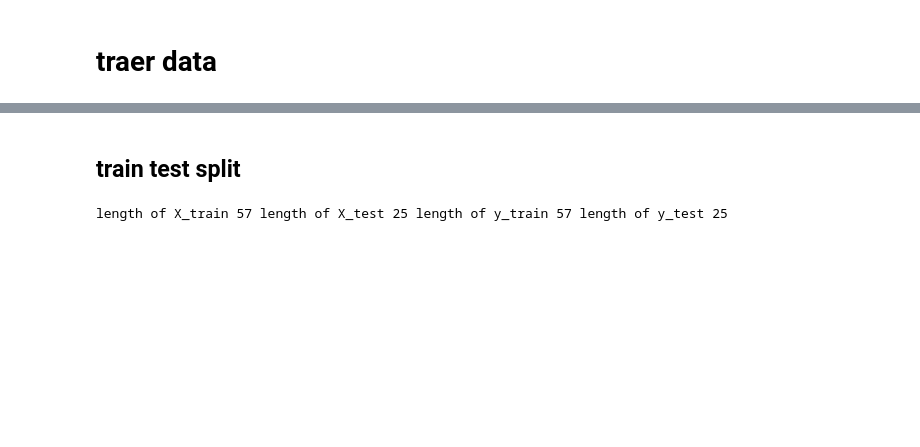
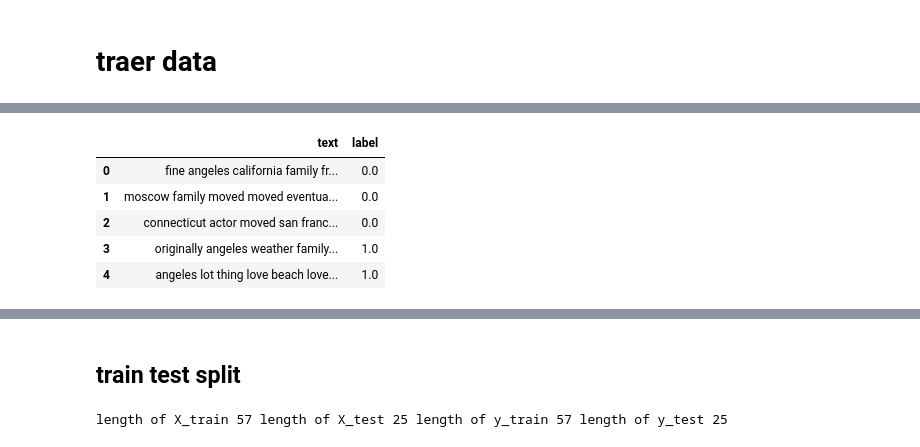
Before and after one commit to JoacoSoulez/Smart-Detector-of-Depressive-Disorder, a Jupyter notebook: notebooks/neural networks/rnn_word2vec_all_data.ipynb, the cells around one changed output, grey strips where cells are left out. Cells and saved outputs as stored; diff of their text form; code cells hidden in the pictures; blank space fills up the shorter version.

```diff
--- a/notebooks/neural networks/rnn_word2vec_transcriptions.ipynb
+++ b/notebooks/neural networks/rnn_word2vec_all_data.ipynb
@@ -40,0 +31,16 @@ data_sample = pd.concat([data[(data.PHQ8_Binary == 0)].sample(n = 40) , data[(da
+# %%
+transcriptions = pd.read_csv('../../../transcriptions/targets/transcriptions_targets_lemmatized.csv')
+transcriptions.head()
+transcriptions['text'] = transcriptions.lemmatized_text
+transcriptions['label'] = transcriptions.PHQ8_Binary
+transcriptions = transcriptions.drop(columns = ['Unnamed: 0.1', 'Unnamed: 0','clean_text',
+       'lemmatized_text', 'PHQ8_Binary'])
+# %%
+transcriptions.head()
+# %% [output]
+|  | text | label |
+| 0 | fine angeles california family fr... | 0.0 |
+| 1 | moscow family moved moved eventua... | 0.0 |
+| 2 | connecticut actor moved san franc... | 0.0 |
+| 3 | originally angeles weather family... | 1.0 |
+| 4 | angeles lot thing love beach love... | 1.0 |
```
Also changed, not shown: parts of 11 cells of this notebook, 1 other file.
